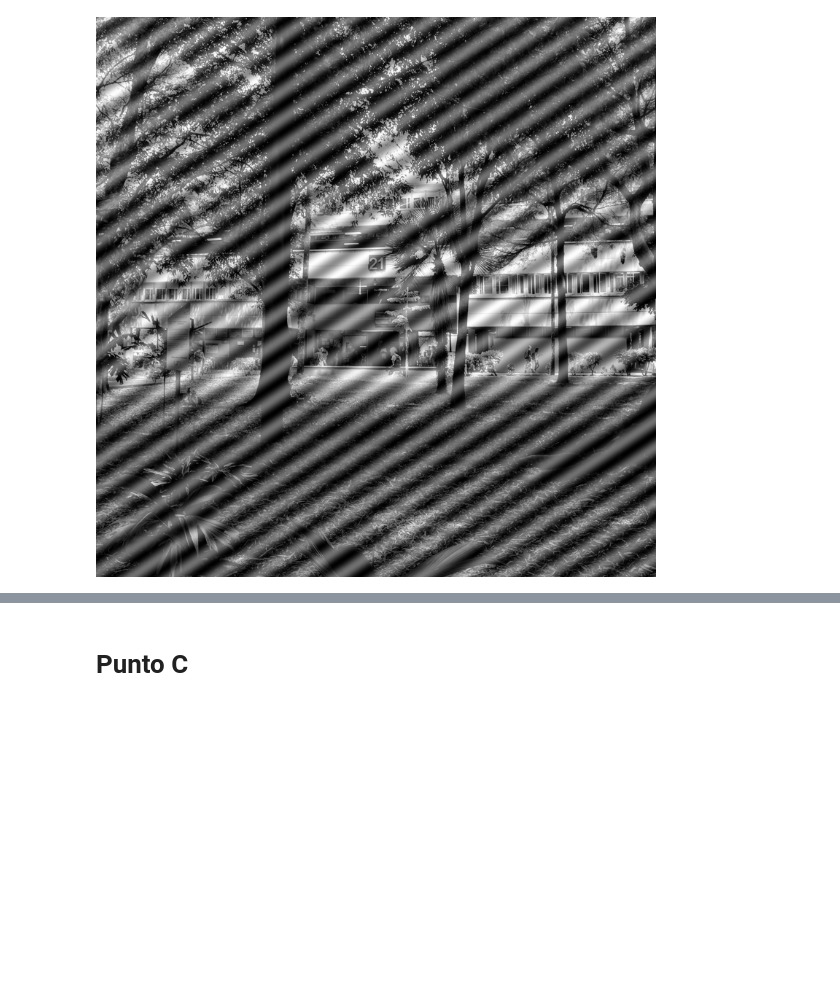
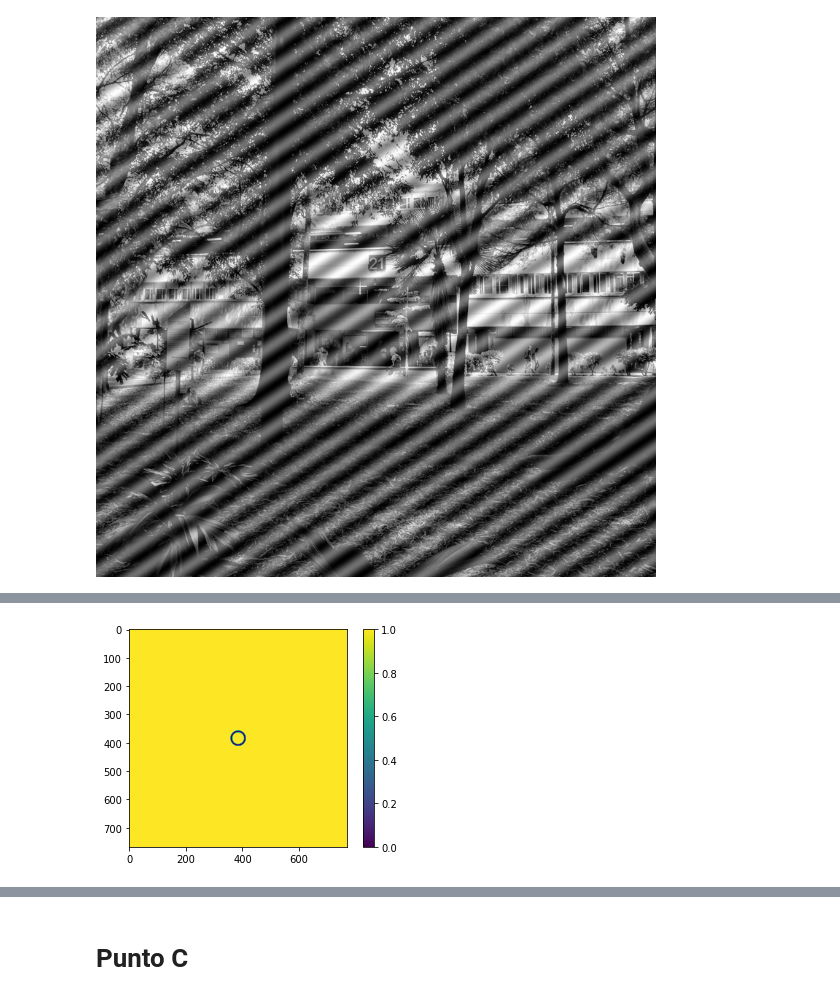
Before and after one commit to Gafut98/Instumentos-Opticos, a Jupyter notebook: Primera Entrega Instrumentos Opticos-Copy1.ipynb, the cells around one changed output, grey strips where cells are left out. Cells and saved outputs as stored; diff of their text form; code cells hidden in the pictures; blank space fills up the shorter version.

```diff
--- a/Primera Entrega Instrumentos Opticos-Copy1.ipynb
+++ b/Primera Entrega Instrumentos Opticos-Copy1.ipynb
@@ -143,13 +125,17 @@ np.shape(cv2.imread("b.png",1))
 # %%
 mask2=np.ones(np.shape(bloque21),dtype="uint8") #matriz de 1
 
 coordx=int(np.shape(bloque21)[1]/2)
-coordy=int(np.shape(bloque21)[0]/2) #cuadrada, para circular debe usar 2 coordenadas
+coordy=int(np.shape(bloque21)[0]/2)
 
-#print(coord)
+                         #tamaño del radio y cero
+cv2.circle(mask2,((coordx),(coordy)),27,0,-1) #Circulo exterior 0
+cv2.circle(mask2,((coordx),(coordy)),21,1,-1) #Circulo interior 1- > valor de 0-1
 
-cv2.circle(mask2,(int(0.9*coordx),(int(0.9*coordy))),5,0,-1) #tamaño del radio y cero
+#Observacion de la mascara creada
 plt.figure()
 plt.imshow(mask2)
 plt.colorbar()
 plt.show()
+# %% [output]
+[figure, added]
```
Also changed, not shown: parts of 13 cells of this notebook, 5 other files.
